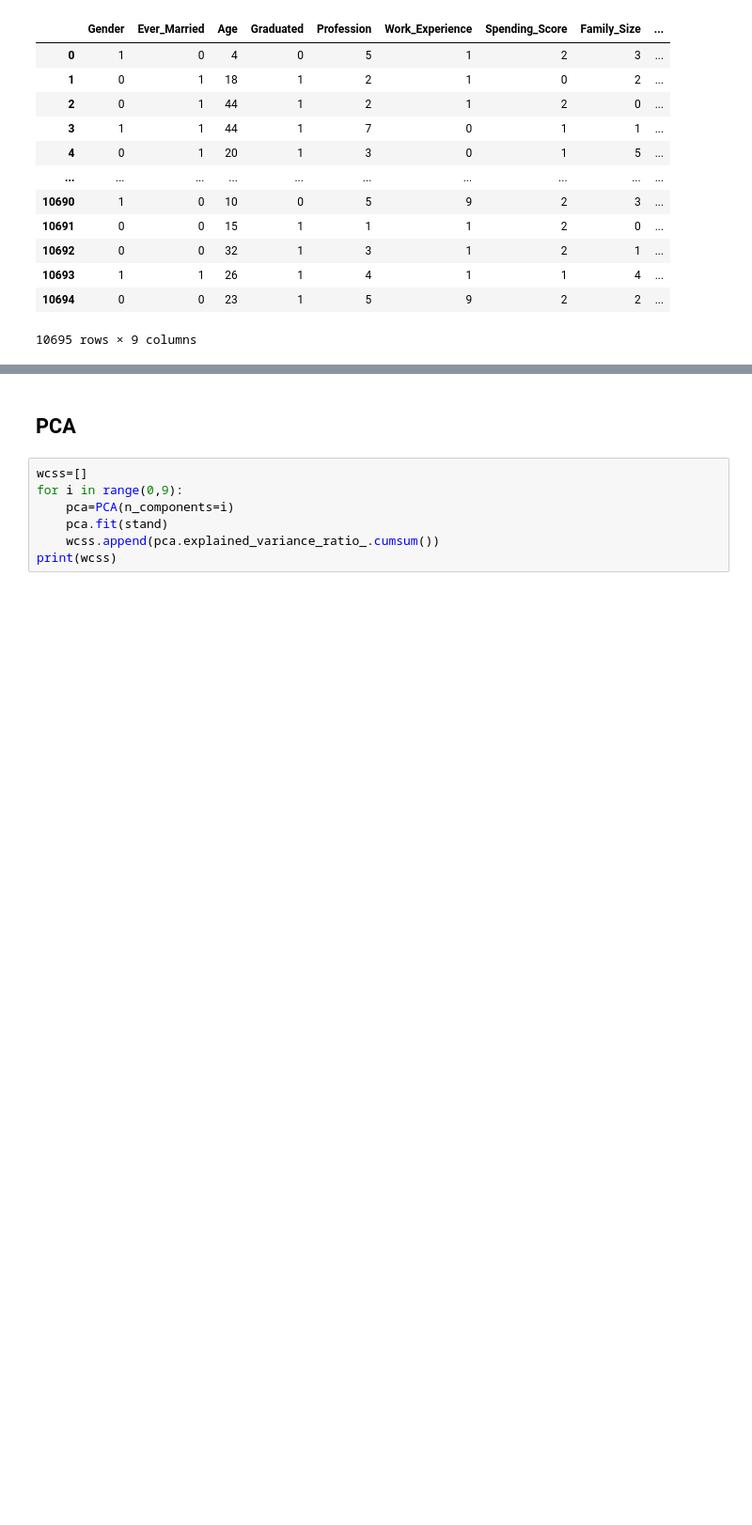
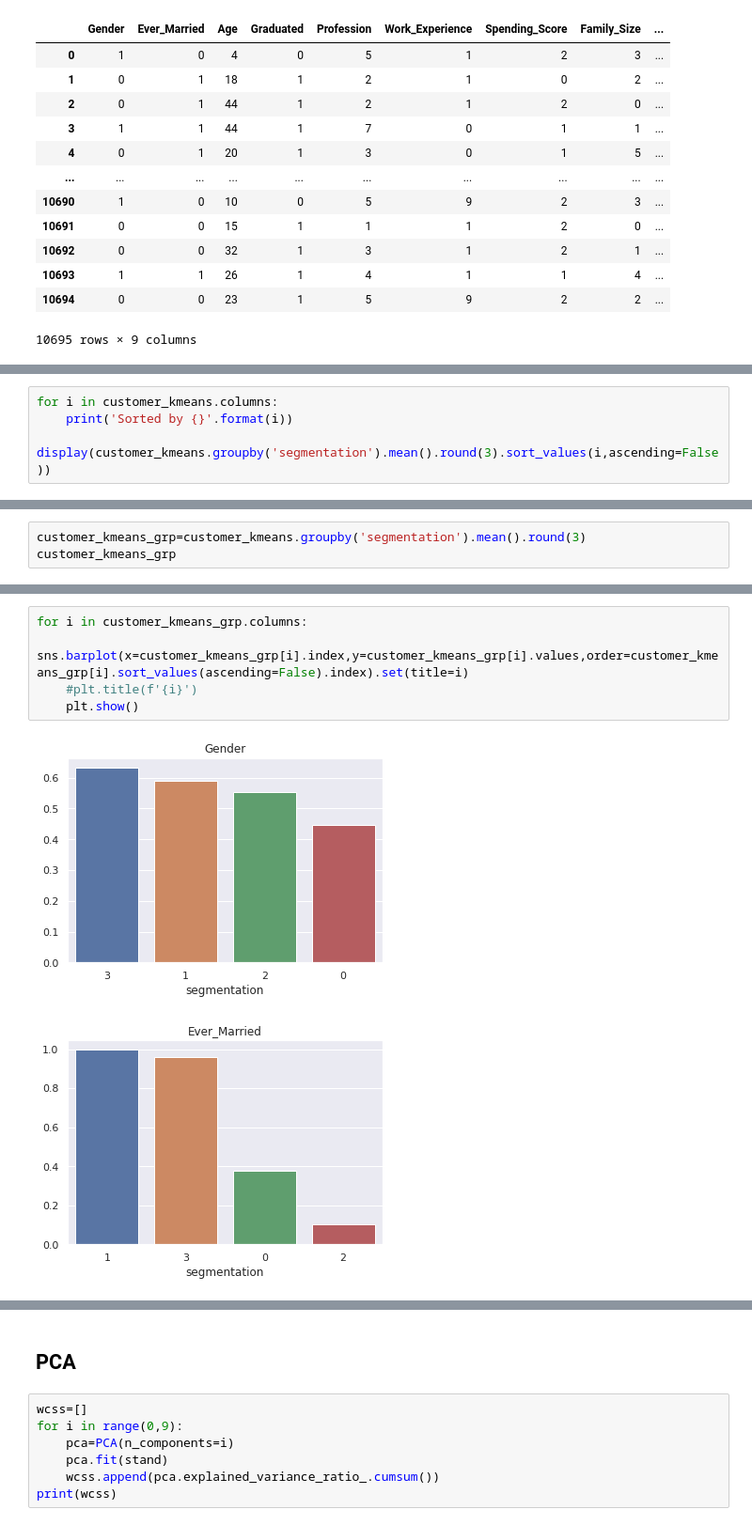
Before and after one commit to sheunq/Customer-Segmentation-with-KMeans-and-PCA, a Jupyter notebook: customer-segmentation-with-kmeans-and-pca.ipynb, the cells around one changed output, grey strips where cells are left out. Shown at 94% size. Drawn from its saved outputs; the diff is of its cells as text; blank space fills up the shorter version.

Commit message:
Kaggle Notebook | Customer Segmentation with KMeans and PCA | Version 10

```diff
--- a/customer-segmentation-with-kmeans-and-pca.ipynb
+++ b/customer-segmentation-with-kmeans-and-pca.ipynb
@@ -414,0 +415,4 @@ customer_kmeans.groupby('segmentation').mean().round(3)
+# %%
+for i in customer_kmeans.columns:
+    print('Sorted by {}'.format(i))
+    display(customer_kmeans.groupby('segmentation').mean().round(3).sort_values(i,ascending=False))
@@ -414,0 +463,3 @@ customer_kmeans.groupby('segmentation').mean().round(3)
+# %%
+customer_kmeans_grp=customer_kmeans.groupby('segmentation').mean().round(3)
+customer_kmeans_grp
@@ -414,0 +473,8 @@ customer_kmeans.groupby('segmentation').mean().round(3)
+# %%
+for i in customer_kmeans_grp.columns:
+    sns.barplot(x=customer_kmeans_grp[i].index,y=customer_kmeans_grp[i].values,order=customer_kmeans_grp[i].sort_values(ascending=False).index).set(title=i)
+    #plt.title(f'{i}')
+    plt.show()
+# %% [output]
+[figure, added]
+[figure, added]
```
Also changed, not shown: parts of 14 cells of this notebook.
